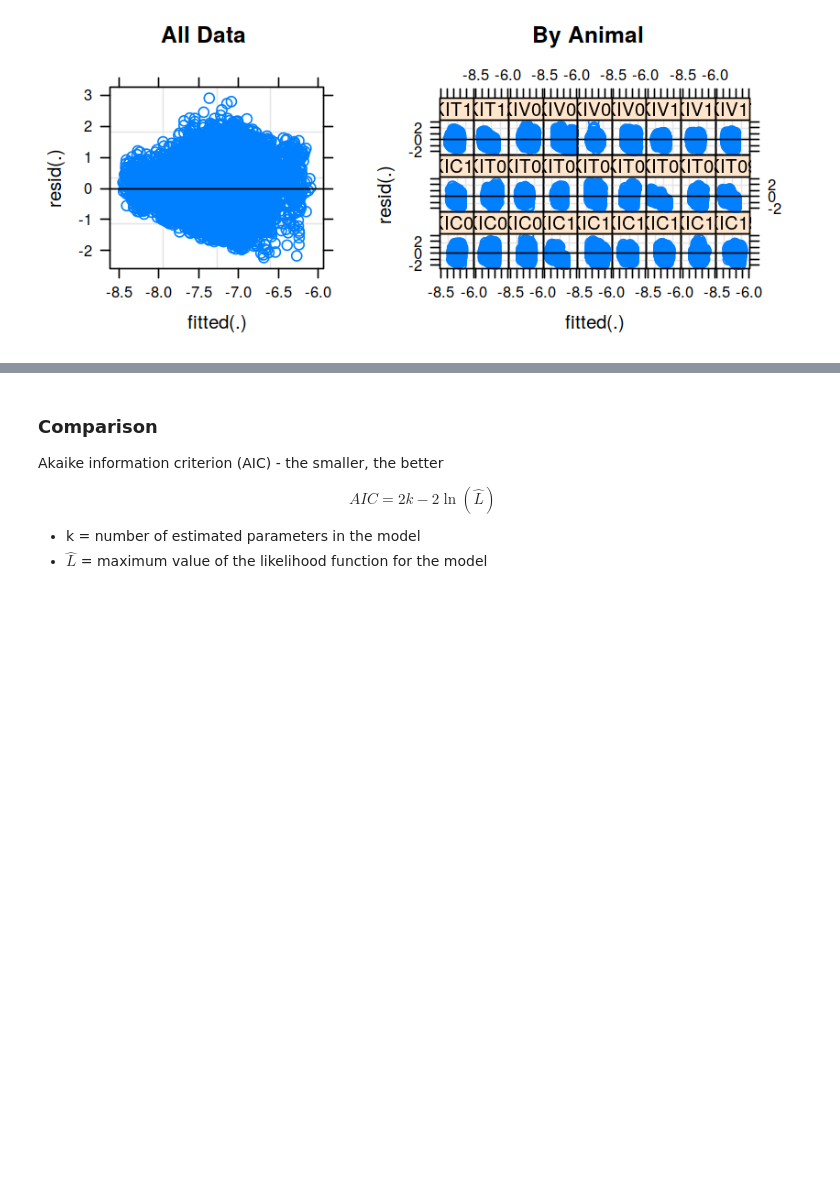
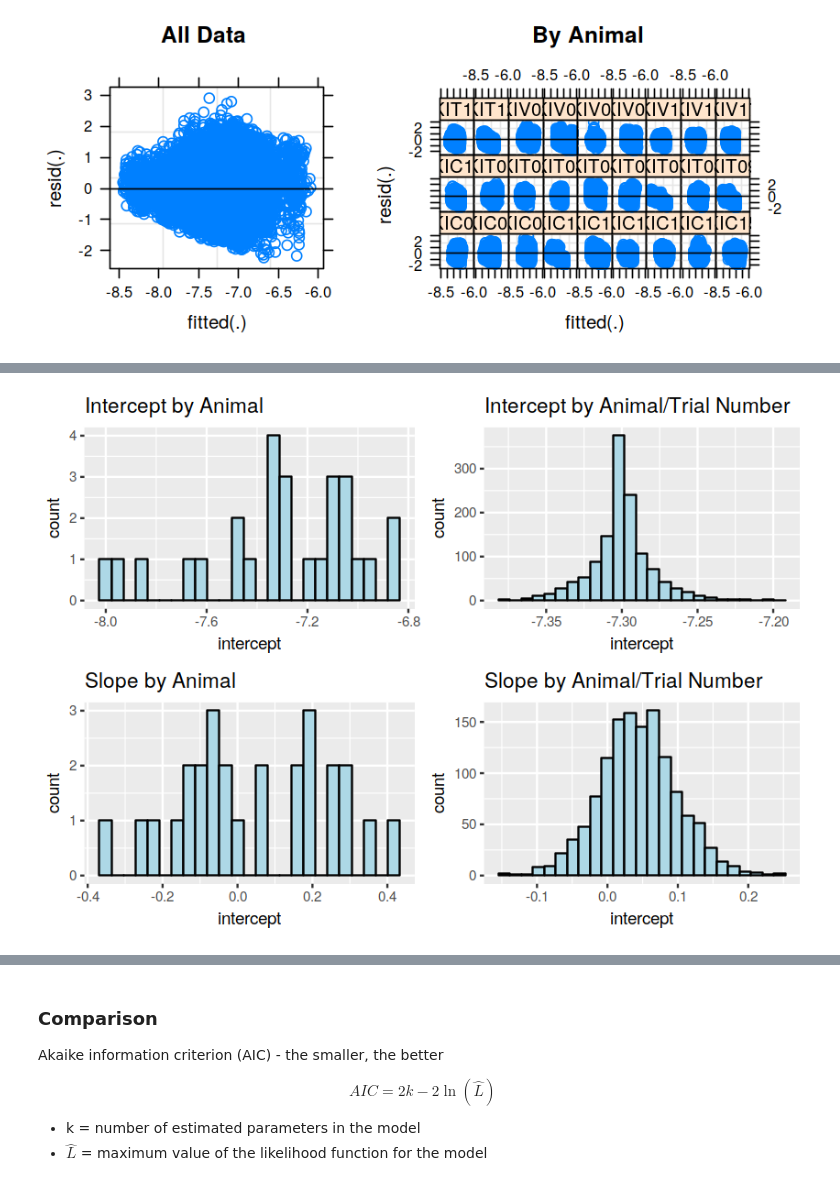
Before and after one commit to CortXplorer/DynamicCSDjl, a Jupyter notebook: analysis/LMM_allFreqs.ipynb, the cells around one changed output, grey strips where cells are left out. Cells and saved outputs as stored; diff of their text form; code cells hidden in the pictures; blank space fills up the shorter version.

```diff
--- a/analysis/LMM_allFreqs.ipynb
+++ b/analysis/LMM_allFreqs.ipynb
@@ -391,0 +433,25 @@ residuals_plots(model = model2)
+# %%
+p1 <- ggplot(data = data.frame(intercept = coef(model3)$Animal$`(Intercept)`)) +
+    geom_histogram(aes(x = intercept), bins = 25,
+                   fill = "lightblue", color = "black") +
+    labs(title = "Intercept by Animal")
+
+p2 <- ggplot(data = data.frame(intercept = coef(model3)$`TrialNumber:Animal`$`(Intercept)`)) +
+    geom_histogram(aes(x = intercept), bins = 25,
+                   fill = "lightblue", color = "black") +
+    labs(title = "Intercept by Animal/Trial Number")
+
+p3 <- ggplot(data = data.frame(intercept = coef(model3)$Animal$MeasurementPost)) +
+    geom_histogram(aes(x = intercept), bins = 25,
+                   fill = "lightblue", color = "black") +
+    labs(title = "Slope by Animal")
+
+p4 <- ggplot(data = data.frame(intercept = coef(model3)$`TrialNumber:Animal`$MeasurementPost)) +
+    geom_histogram(aes(x = intercept), bins = 25,
+                   fill = "lightblue", color = "black") +
+    labs(title = "Slope by Animal/Trial Number")
+
+options(repr.plot.width=7, repr.plot.height=5)
+grid.arrange(p1, p2, p3, p4, nrow = 2)
+# %% [output]
+[figure, added]
```
Also changed, not shown: parts of 9 cells of this notebook.
